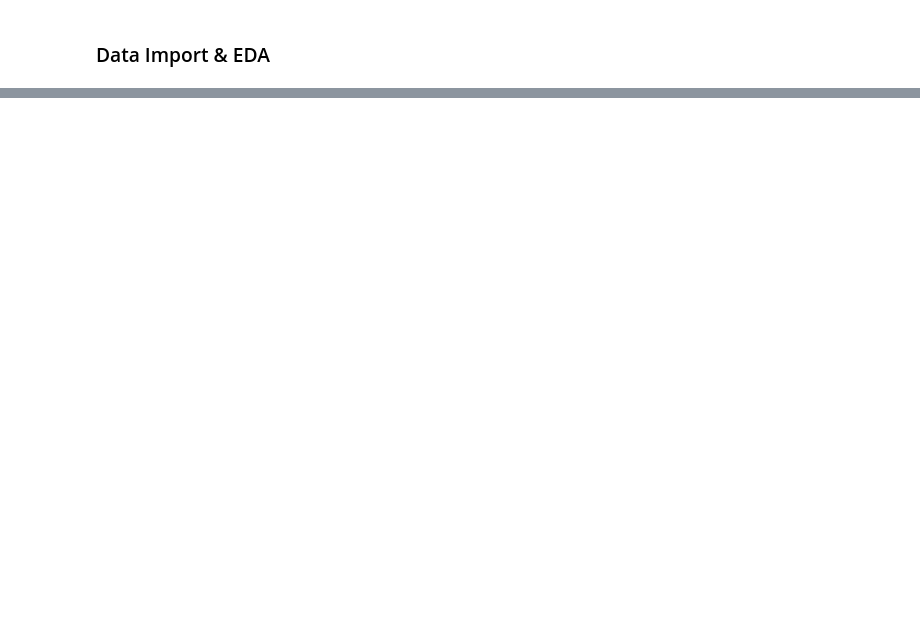
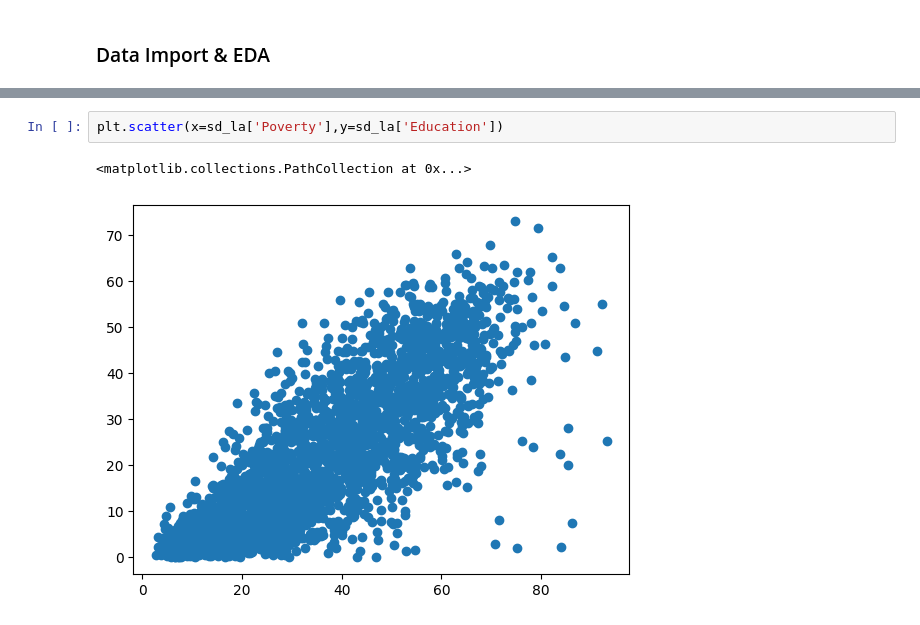
Before and after one commit to valenciaaalberto/Math189Project, a Jupyter notebook: Data/project.ipynb, the cells around one changed output, grey strips where cells are left out. Saved outputs shown, nothing was run; the diff lists cells and outputs as text; blank space fills up the shorter version.

```diff
--- a/Data/project.ipynb
+++ b/Data/project.ipynb
@@ -31,0 +97,5 @@ data.head(10)
+# %%
+plt.scatter(x=sd_la['Poverty'],y=sd_la['Education'])
+# %% [output]
+<matplotlib.collections.PathCollection at 0x...>
+[figure, added]
```
Also changed, not shown: parts of 17 cells of this notebook, 4 other files.
